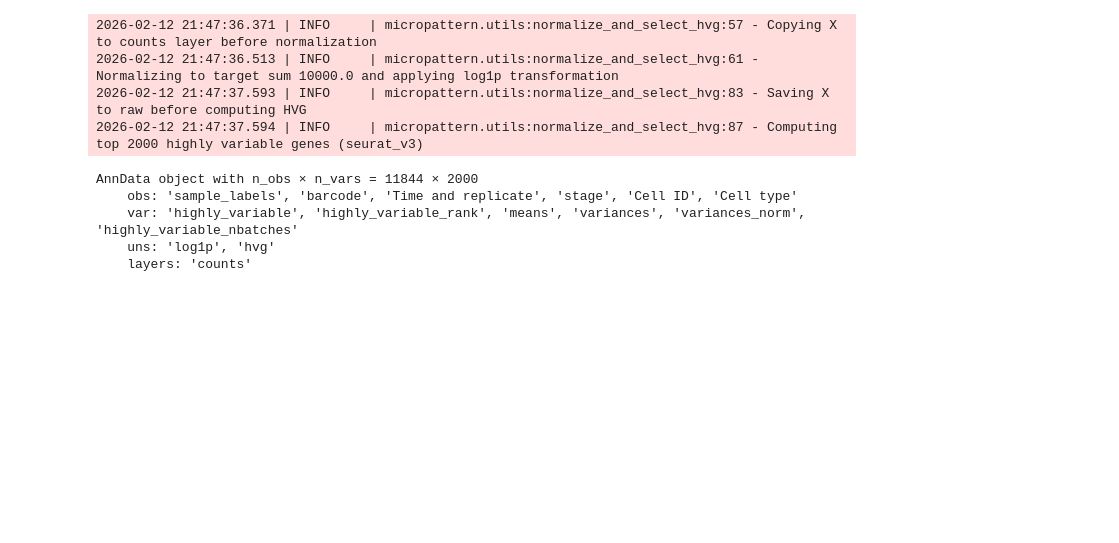
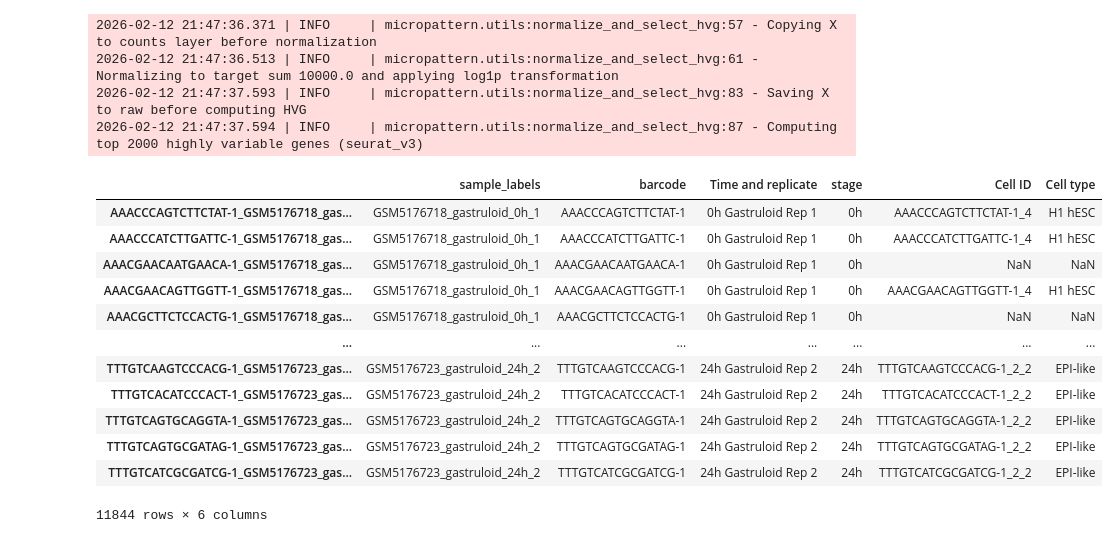
Before and after one commit to stanfish06/micropattern, a Jupyter notebook: notebooks/eda.ipynb, the cells around one changed output. Drawn from its saved outputs; the diff is of its cells as text; code cells hidden in the pictures; blank space fills up the shorter version.

```diff
--- a/notebooks/eda.ipynb
+++ b/notebooks/eda.ipynb
@@ -248,9 +248,18 @@ mic.utils.normalize_and_select_hvg(adata)
 2026-02-12 21:47:37.593 | INFO     | micropattern.utils:normalize_and_select_hvg:83 - Saving X to raw before computing HVG
 2026-02-12 21:47:37.594 | INFO     | micropattern.utils:normalize_and_select_hvg:87 - Computing top 2000 highly variable genes (seurat_v3)
 # %%
+adata.obs
 # %% [output]
+|  | sample_labels | barcode | Time and replicate | stage | Cell ID | Cell type |
+| AAACCCAGTCTTCTAT-1_GSM5176718_gas... | GSM5176718_gastruloid_0h_1 | AAACCCAGTCTTCTAT-1 | 0h Gastruloid Rep 1 | 0h | AAACCCAGTCTTCTAT-1_4 | H1 hESC |
+| AAACCCATCTTGATTC-1_GSM5176718_gas... | GSM5176718_gastruloid_0h_1 | AAACCCATCTTGATTC-1 | 0h Gastruloid Rep 1 | 0h | AAACCCATCTTGATTC-1_4 | H1 hESC |
+| AAACGAACAATGAACA-1_GSM5176718_gas... | GSM5176718_gastruloid_0h_1 | AAACGAACAATGAACA-1 | 0h Gastruloid Rep 1 | 0h | NaN | NaN |
+| AAACGAACAGTTGGTT-1_GSM5176718_gas... | GSM5176718_gastruloid_0h_1 | AAACGAACAGTTGGTT-1 | 0h Gastruloid Rep 1 | 0h | AAACGAACAGTTGGTT-1_4 | H1 hESC |
+| AAACGCTTCTCCACTG-1_GSM5176718_gas... | GSM5176718_gastruloid_0h_1 | AAACGCTTCTCCACTG-1 | 0h Gastruloid Rep 1 | 0h | NaN | NaN |
+| ... | ... | ... | ... | ... | ... | ... |
+| TTTGTCAAGTCCCACG-1_GSM5176723_gas... | GSM5176723_gastruloid_24h_2 | TTTGTCAAGTCCCACG-1 | 24h Gastruloid Rep 2 | 24h | TTTGTCAAGTCCCACG-1_2_2 | EPI-like |
+| TTTGTCACATCCCACT-1_GSM5176723_gas... | GSM5176723_gastruloid_24h_2 | TTTGTCACATCCCACT-1 | 24h Gastruloid Rep 2 | 24h | TTTGTCACATCCCACT-1_2_2 | EPI-like |
+| TTTGTCAGTGCAGGTA-1_GSM5176723_gas... | GSM5176723_gastruloid_24h_2 | TTTGTCAGTGCAGGTA-1 | 24h Gastruloid Rep 2 | 24h | TTTGTCAGTGCAGGTA-1_2_2 | EPI-like |
+| TTTGTCAGTGCGATAG-1_GSM5176723_gas... | GSM5176723_gastruloid_24h_2 | TTTGTCAGTGCGATAG-1 | 24h Gastruloid Rep 2 | 24h | TTTGTCAGTGCGATAG-1_2_2 | EPI-like |
+| TTTGTCATCGCGATCG-1_GSM5176723_gas... | GSM5176723_gastruloid_24h_2 | TTTGTCATCGCGATCG-1 | 24h Gastruloid Rep 2 | 24h | TTTGTCATCGCGATCG-1_2_2 | EPI-like |
-AnnData object with n_obs × n_vars = 11844 × 2000
-    obs: 'sample_labels', 'barcode', 'Time and replicate', 'stage', 'Cell ID', 'Cell type'
-    var: 'highly_variable', 'highly_variable_rank', 'means', 'variances', 'variances_norm', 'highly_variable_nbatches'
-    uns: 'log1p', 'hvg'
-    layers: 'counts'
+11844 rows × 6 columns
```
Also changed, not shown: 1 other file.
